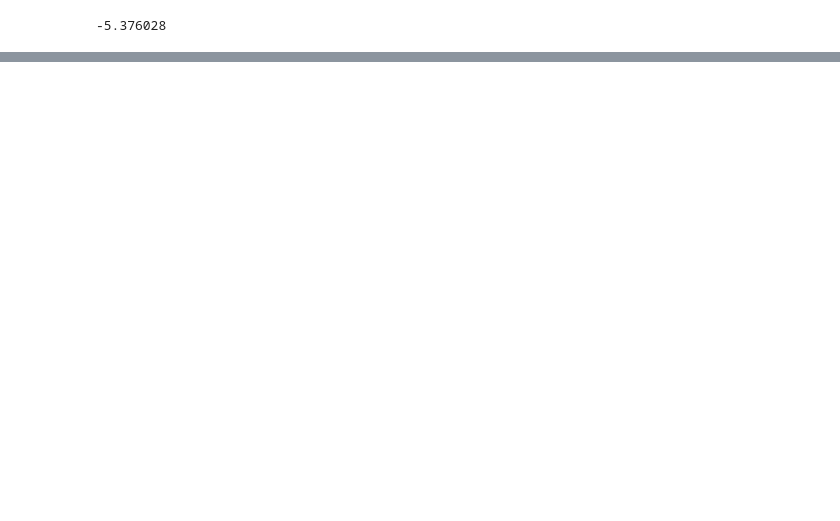
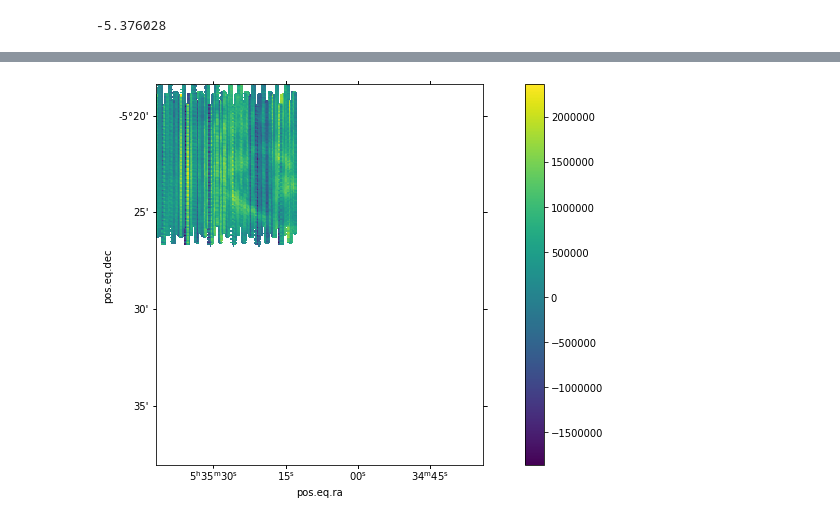
Before and after one commit to KOSMAsubmm/GREAT_data_reduction_notebook, a Jupyter notebook: GREAT_data_reduction_April_21_2023.ipynb, the cells around one changed output, grey strips where cells are left out. Drawn from its saved outputs; the diff is of its cells as text; code cells hidden in the pictures; blank space fills up the shorter version.

Commit message:
cleaned up some bugs, still an issue with cygrid

```diff
--- a/GREAT_data_reduction_April_21_2023.ipynb
+++ b/GREAT_data_reduction_April_21_2023.ipynb
@@ -1131,0 +1147,10 @@ for info on the cygrid parameters check out *https://arxiv.org/pdf/1604.06667.pd
+# %%
+cube_cy= SpectralCube.read("./tmp/data/cygrid.fits")
+image = cube_cy.spectral_slab(min(limits),max(limits)).moment(order=0)
+parameters["image"] = image
+wcs = WCS(image.header)
+ax = plt.subplot(1,1,1, projection=wcs)
+cax = ax.imshow(image.data)
+cbar=plt.colorbar(cax, orientation='vertical')
+# %% [output]
+[figure, added]
```
Also changed, not shown: parts of 33 cells of this notebook.
